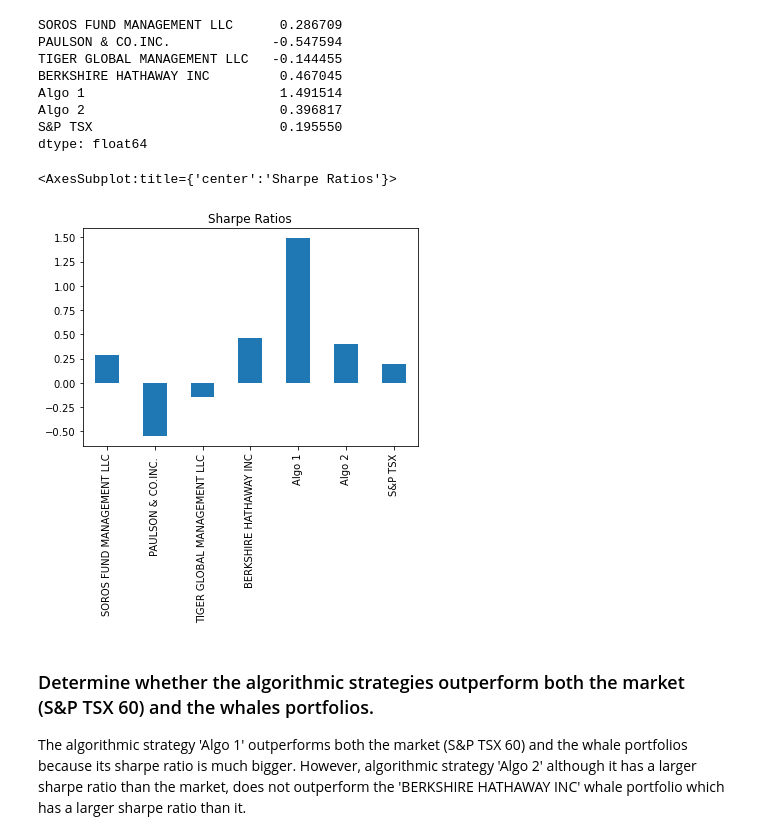
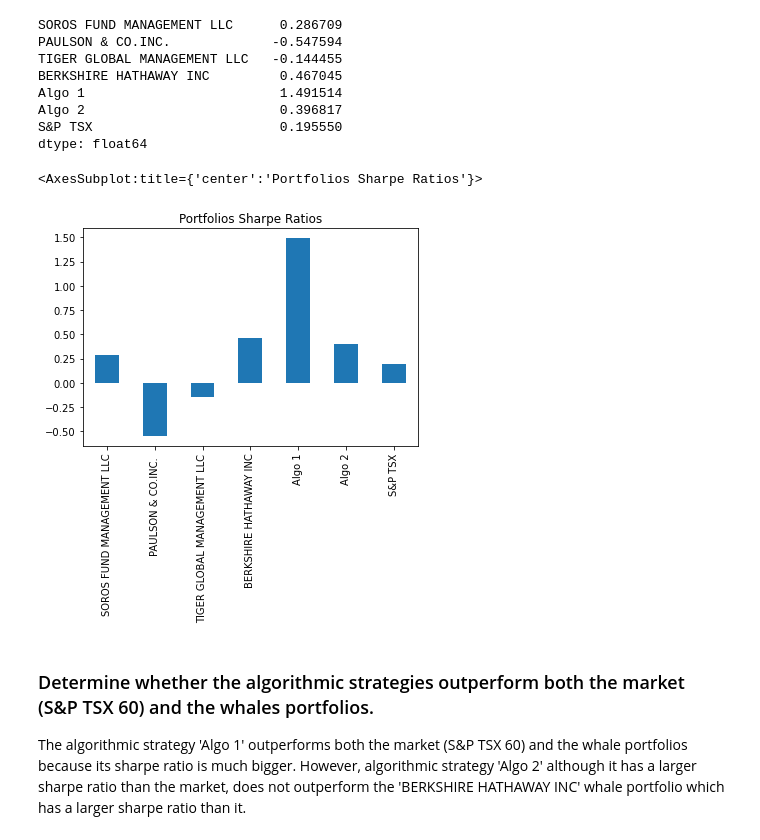
Before and after one commit to brilliantlyc/Portfolios_Analysis, a Jupyter notebook: whale_analysis.ipynb, the cells around one changed output. Saved outputs shown, nothing was run; the diff lists cells and outputs as text; code cells hidden in the pictures.

```diff
--- a/whale_analysis.ipynb
+++ b/whale_analysis.ipynb
@@ -437,10 +437,10 @@ S&P TSX                        0.195550
 dtype: float64
 # %%
 # Visualize the sharpe ratios as a bar plot
-sharpe_ratios.plot(kind="bar", title="Sharpe Ratios")
+sharpe_ratios.plot(kind="bar", title="Portfolios Sharpe Ratios")
 # %% [output]
-<AxesSubplot:title={'center':'Sharpe Ratios'}>
+<AxesSubplot:title={'center':'Portfolios Sharpe Ratios'}>
-[figure, old version]
+[figure, new version]
 # %% [markdown]
 ### Determine whether the algorithmic strategies outperform both the market (S&P TSX 60) and the whales portfolios.
 
```
Also changed, not shown: parts of 7 cells of this notebook, 7 other files.
